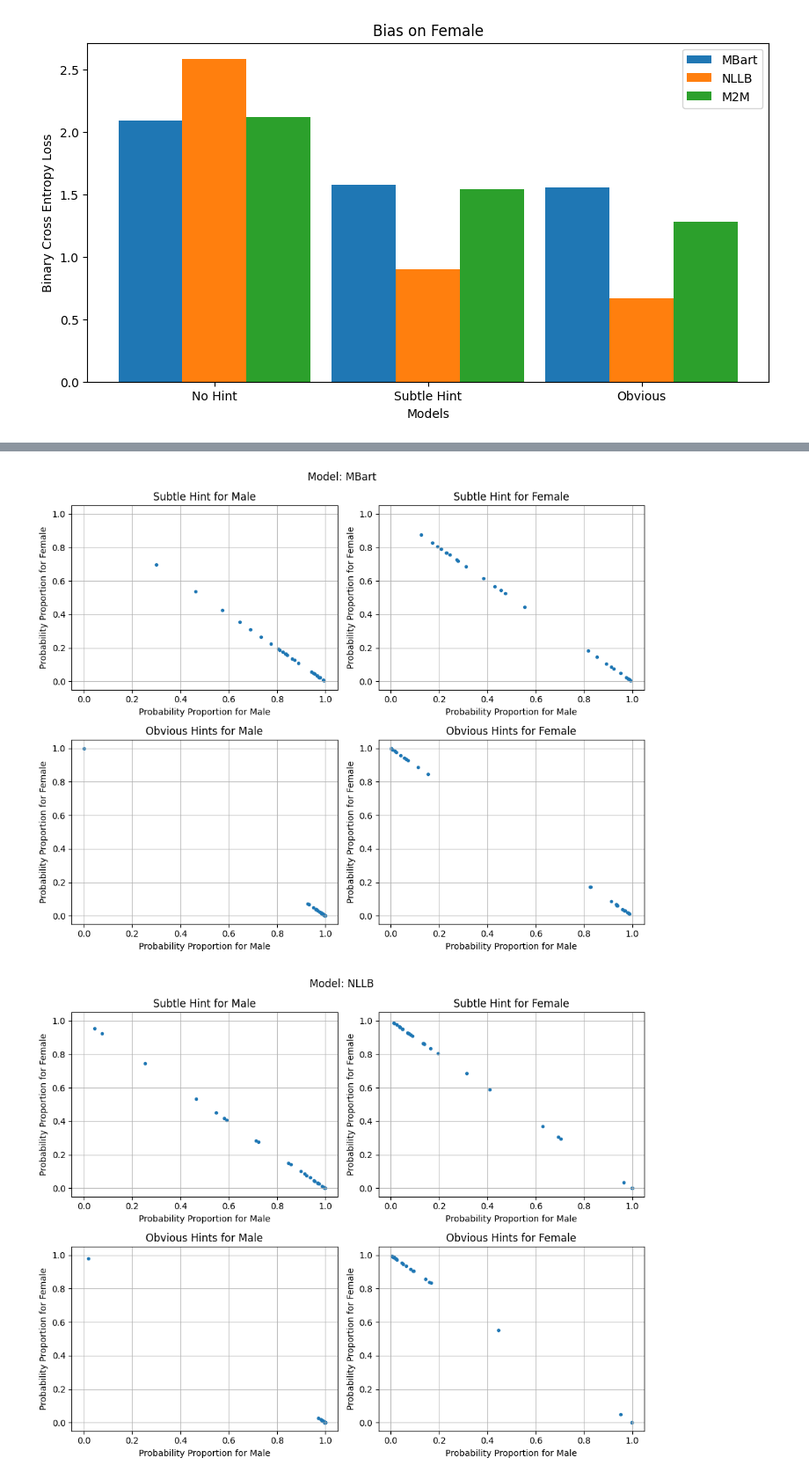
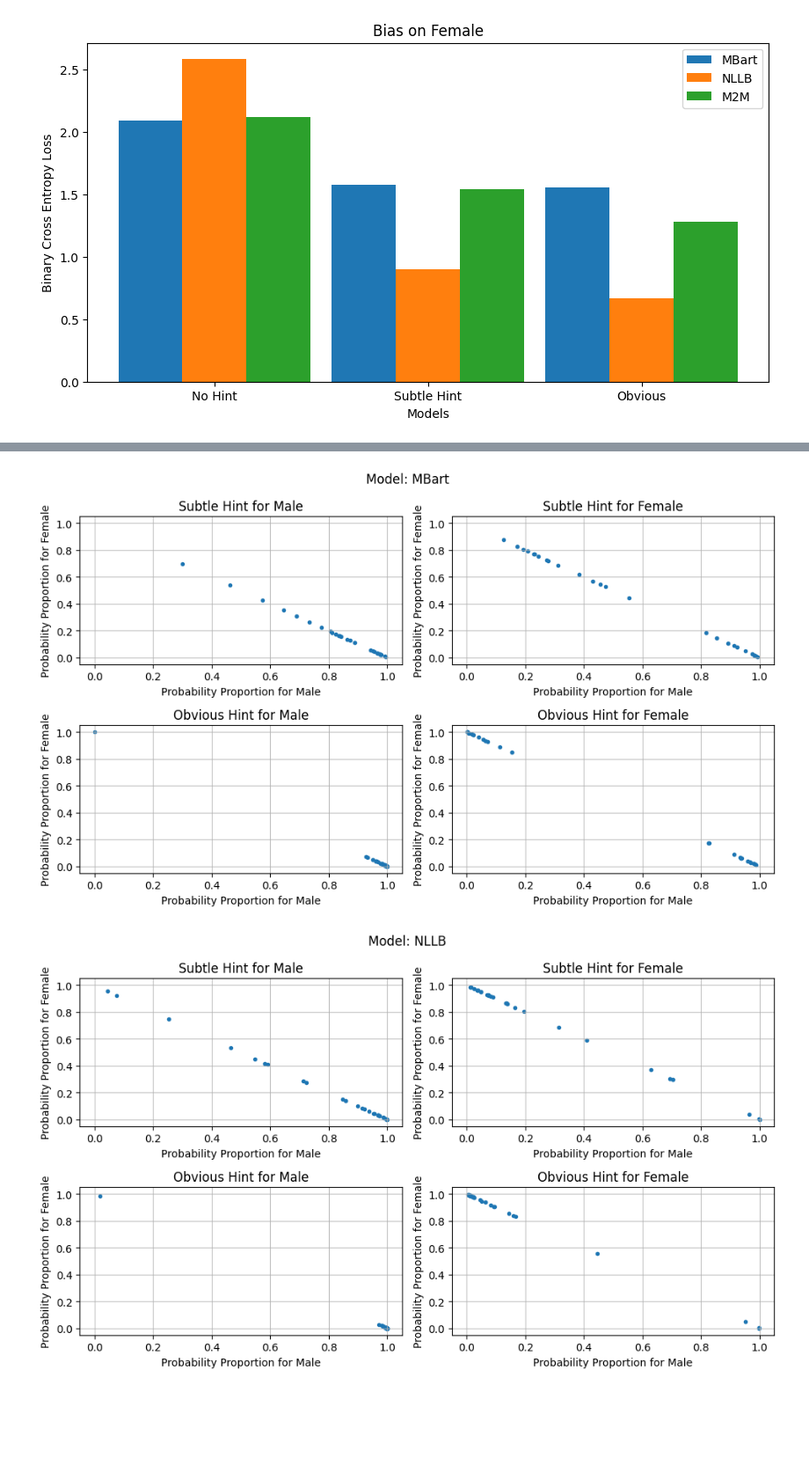
Before and after one commit to RcwYuen/ucl-comp0087-snlp-cw, a Jupyter notebook: to_excel.ipynb, the cells around one changed output, grey strips where cells are left out. Shown at 88% size. Cells and saved outputs as stored; diff of their text form; code cells hidden in the pictures; blank space fills up the shorter version.

```diff
--- a/to_excel.ipynb
+++ b/to_excel.ipynb
@@ -64,12 +64,13 @@ def getvals(model, title = None):
     sheets = pd.ExcelFile(file).sheet_names
     dfs = pd.read_excel(file, sheet_name=sheets)
     titles = {
-        "obv (M)": "Obvious Hints for Male",
-        "obv (F)": "Obvious Hints for Female",
-        "nohints": "No Hints",
+        "obv (M)": "Obvious Hint for Male",
+        "obv (F)": "Obvious Hint for Female",
+        "nohints": "No Hint",
         "hints (M)": "Subtle Hint for Male",
         "hints (F)": "Subtle Hint for Female",
     }
+
     for sheetname, sheet in dfs.items():
         df = pd.DataFrame()
         df["Male"] = sheet[[i for i in sheet.columns if "Male" in i]].mean(axis = 1)
@@ -114,37 +115,37 @@ def getvals(model, title = None):
     sheets = pd.ExcelFile(file).sheet_names
     dfs = pd.read_excel(file, sheet_name=sheets)
     titles = {
-        "obv (M)": "Obvious Hints for Male",
-        "obv (F)": "Obvious Hints for Female",
-        "nohints": "No Hints",
+        "obv (M)": "Obvious Hint for Male",
+        "obv (F)": "Obvious Hint for Female",
+        "nohints": "No Hint",
         "hints (M)": "Subtle Hint for Male",
         "hints (F)": "Subtle Hint for Female",
     }
-    fig, axs = plt.subplots(nrows = 2, ncols = 2, figsize = (10, 8))
+    fig, axs = plt.subplots(nrows = 2, ncols = 2, figsize = (10, 6))
     pos = 0
     for sheetname, sheet in dfs.items():
         if sheetname == "nohints":
             continue
 
         df = pd.DataFrame()
         df["Male"] = sheet[[i for i in sheet.columns if "Male" in i]].mean(axis = 1)
         df["Female"] = sheet[[i for i in sheet.columns if "Female" in i]].mean(axis = 1)
         axs[pos // 2, pos % 2].scatter(df["Male"], df["Female"], marker = ".")
         axs[pos // 2, pos % 2].set_title(titles[sheetname])
         axs[pos // 2, pos % 2].set_xlabel("Probability Proportion for Male")
         axs[pos // 2, pos % 2].set_ylabel("Probability Proportion for Female")
         axs[pos // 2, pos % 2].set_xlim((-0.05, 1.05))
         axs[pos // 2, pos % 2].set_ylim((-0.05, 1.05))
         axs[pos // 2, pos % 2].grid(alpha = 0.8)
         pos += 1
 
     plt.suptitle(f"Model: {title}")
     plt.tight_layout()
     plt.show()
 
 getvals("mbart", title = "MBart")
 getvals("nllb", title = "NLLB")
 getvals("m2m-100", title = "M2M-100")
 # %% [output]
-[figure, old version]
+[figure, new version]
-[figure, old version]
+[figure, new version]
```
Also changed, not shown: parts of 2 cells of this notebook.
